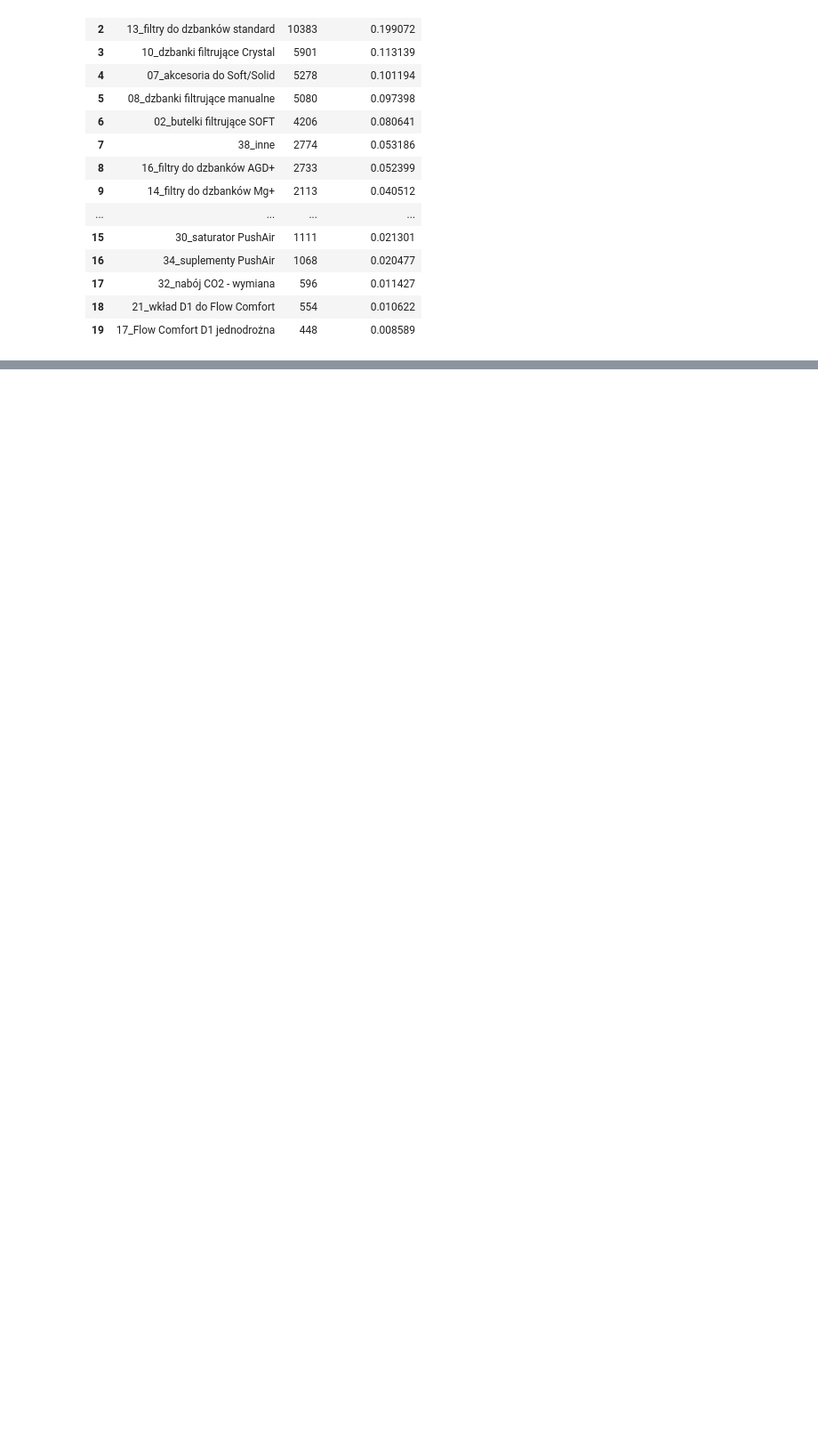
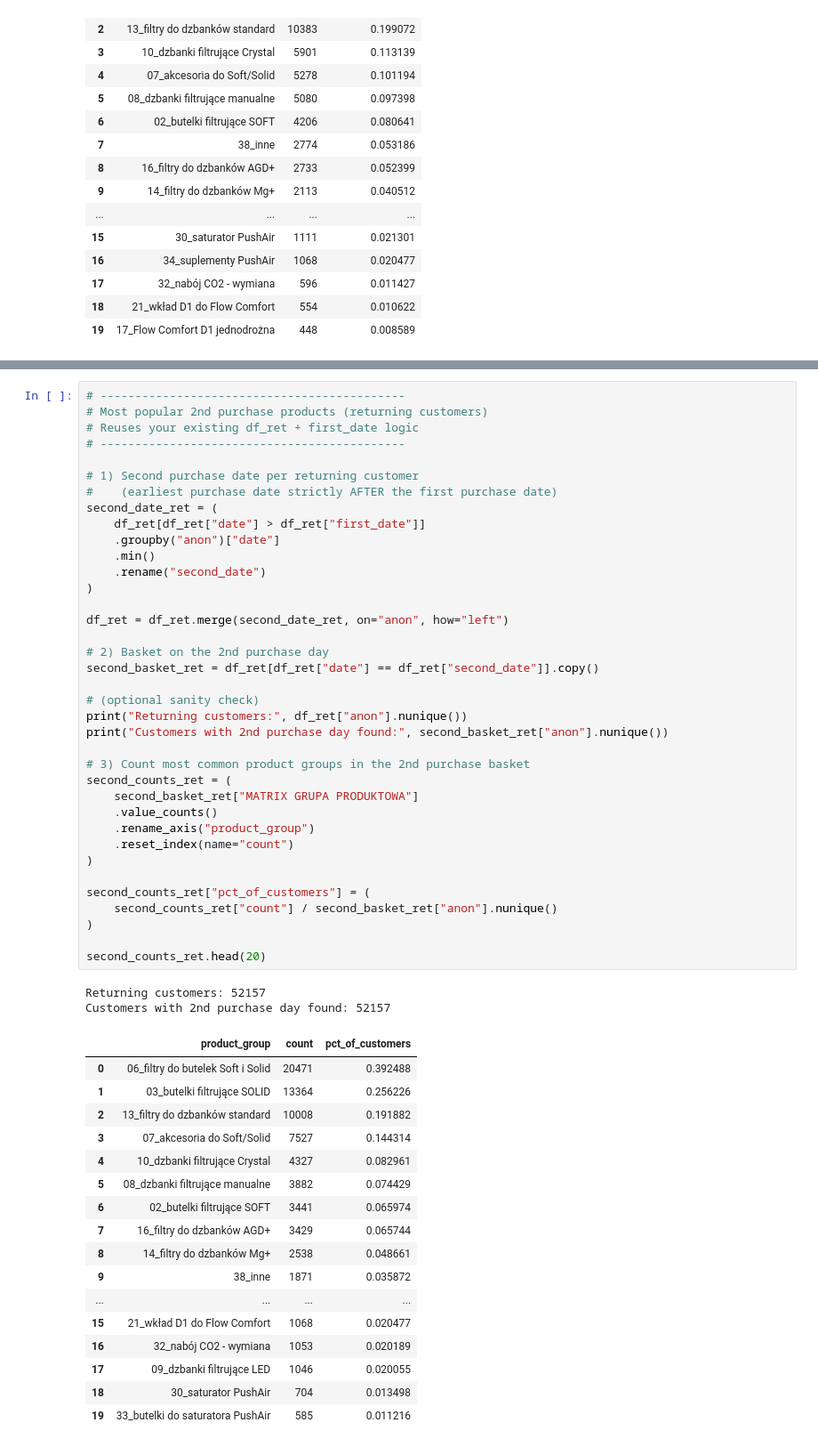
Before and after one commit to Stazar123/361sales, a Jupyter notebook: LTV_analysis/08_entry_products.ipynb, the cells around one changed output, grey strips where cells are left out. Shown at 89% size. Saved outputs shown, nothing was run; the diff lists cells and outputs as text; blank space fills up the shorter version.

```diff
--- a/LTV_analysis/08_entry_products.ipynb
+++ b/LTV_analysis/08_entry_products.ipynb
@@ -259,0 +274,57 @@ plt.show()
+# %%
+# --------------------------------------------
+# Most popular 2nd purchase products (returning customers)
+# Reuses your existing df_ret + first_date logic
+# --------------------------------------------
+
+# 1) Second purchase date per returning customer
+#    (earliest purchase date strictly AFTER the first purchase date)
+second_date_ret = (
+    df_ret[df_ret["date"] > df_ret["first_date"]]
+    .groupby("anon")["date"]
+    .min()
+    .rename("second_date")
+)
+
+df_ret = df_ret.merge(second_date_ret, on="anon", how="left")
+
+# 2) Basket on the 2nd purchase day
+second_basket_ret = df_ret[df_ret["date"] == df_ret["second_date"]].copy()
+
+# (optional sanity check)
+print("Returning customers:", df_ret["anon"].nunique())
+print("Customers with 2nd purchase day found:", second_basket_ret["anon"].nunique())
+
+# 3) Count most common product groups in the 2nd purchase basket
+second_counts_ret = (
+    second_basket_ret["MATRIX GRUPA PRODUKTOWA"]
+    .value_counts()
+    .rename_axis("product_group")
+    .reset_index(name="count")
+)
+
+second_counts_ret["pct_of_customers"] = (
+    second_counts_ret["count"] / second_basket_ret["anon"].nunique()
+)
+
+second_counts_ret.head(20)
+# %% [output]
+Returning customers: 52157
+Customers with 2nd purchase day found: 52157
+|  | product_group | count | pct_of_customers |
+| 0 | 06_filtry do butelek Soft i Solid | 20471 | 0.392488 |
+| 1 | 03_butelki filtrujące SOLID | 13364 | 0.256226 |
+| 2 | 13_filtry do dzbanków standard | 10008 | 0.191882 |
+| 3 | 07_akcesoria do Soft/Solid | 7527 | 0.144314 |
+| 4 | 10_dzbanki filtrujące Crystal | 4327 | 0.082961 |
+| 5 | 08_dzbanki filtrujące manualne | 3882 | 0.074429 |
+| 6 | 02_butelki filtrujące SOFT | 3441 | 0.065974 |
+| 7 | 16_filtry do dzbanków AGD+ | 3429 | 0.065744 |
+| 8 | 14_filtry do dzbanków Mg+ | 2538 | 0.048661 |
+| 9 | 38_inne | 1871 | 0.035872 |
+| ... | ... | ... | ... |
+| 15 | 21_wkład D1 do Flow Comfort | 1068 | 0.020477 |
+| 16 | 32_nabój CO2 - wymiana | 1053 | 0.020189 |
+| 17 | 09_dzbanki filtrujące LED | 1046 | 0.020055 |
+| 18 | 30_saturator PushAir | 704 | 0.013498 |
+| 19 | 33_butelki do saturatora PushAir | 585 | 0.011216 |
```
Also changed, not shown: parts of 5 cells of this notebook.
